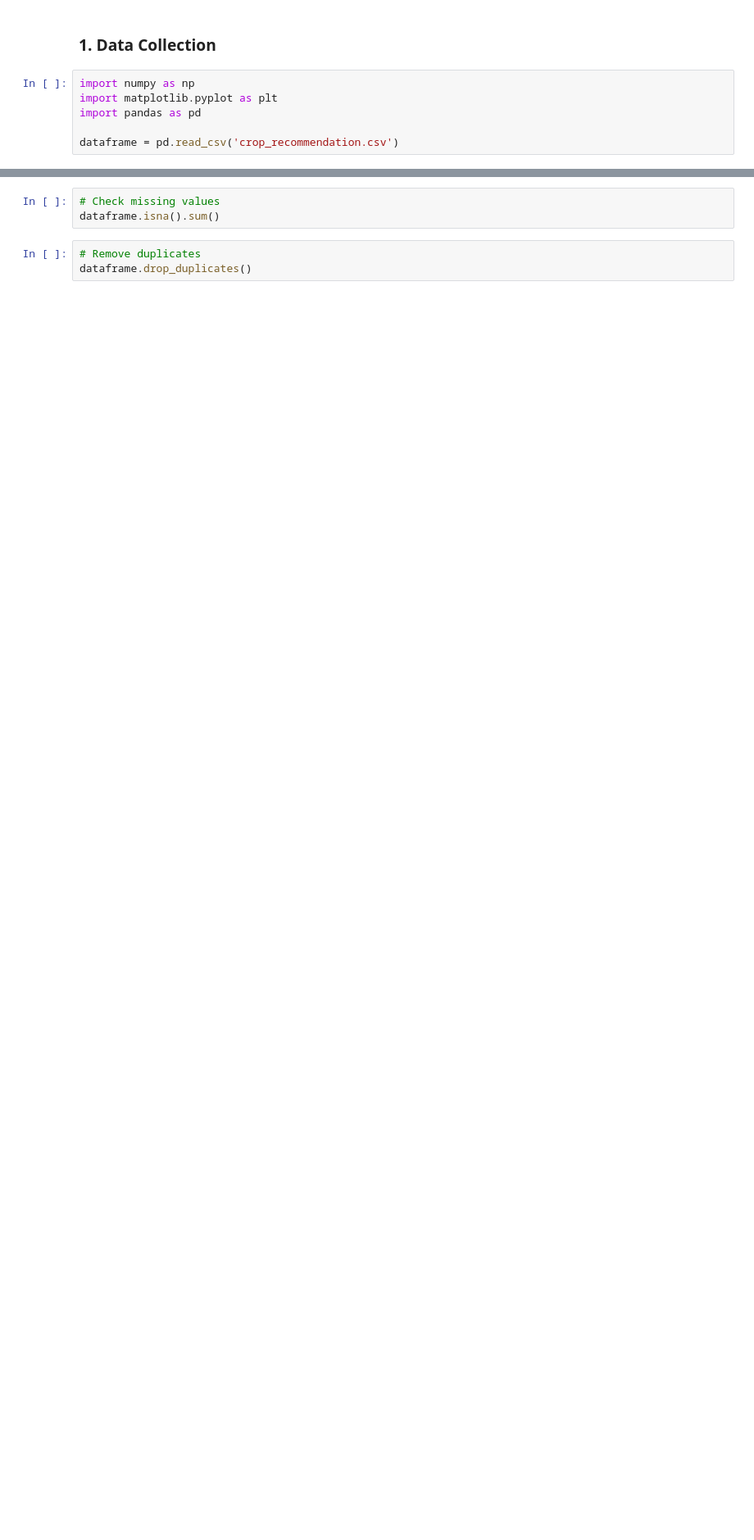
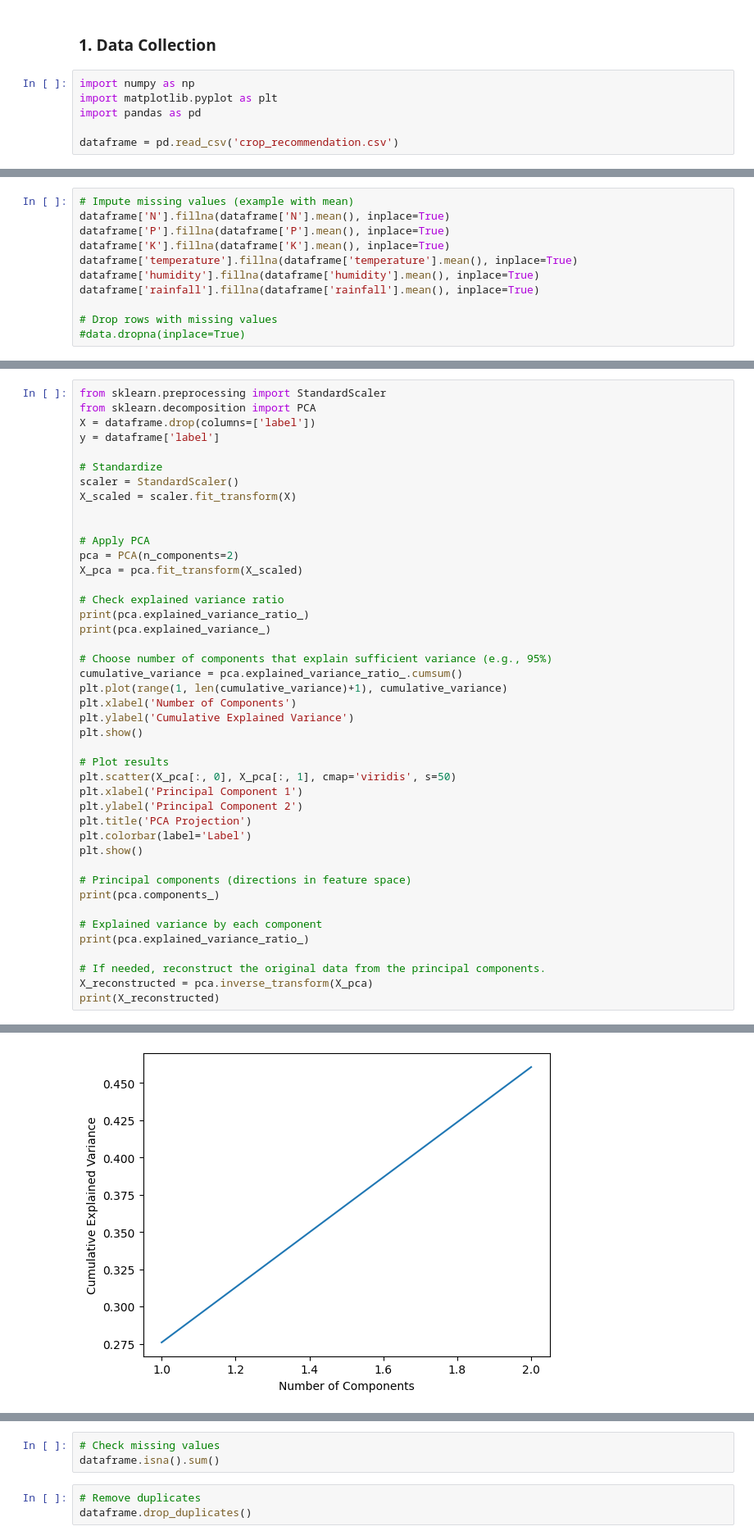
Before and after one commit to S573647/Crop-Analysis, a Jupyter notebook: crop-analysis.ipynb, the cells around one changed output, grey strips where cells are left out. Shown at 82% size. Saved outputs shown, nothing was run; the diff lists cells and outputs as text; blank space fills up the shorter version.

```diff
--- a/crop-analysis.ipynb
+++ b/crop-analysis.ipynb
@@ -22,0 +185,11 @@ dataframe = pd.read_csv('crop_recommendation.csv')
+# %%
+# Impute missing values (example with mean)
+dataframe['N'].fillna(dataframe['N'].mean(), inplace=True)
+dataframe['P'].fillna(dataframe['P'].mean(), inplace=True)
+dataframe['K'].fillna(dataframe['K'].mean(), inplace=True)
+dataframe['temperature'].fillna(dataframe['temperature'].mean(), inplace=True)
+dataframe['humidity'].fillna(dataframe['humidity'].mean(), inplace=True)
+dataframe['rainfall'].fillna(dataframe['rainfall'].mean(), inplace=True)
+
+# Drop rows with missing values
+#data.dropna(inplace=True)
@@ -22,0 +263,44 @@ dataframe = pd.read_csv('crop_recommendation.csv')
+# %%
+from sklearn.preprocessing import StandardScaler
+from sklearn.decomposition import PCA
+X = dataframe.drop(columns=['label'])
+y = dataframe['label']
+
+# Standardize
+scaler = StandardScaler()
+X_scaled = scaler.fit_transform(X)
+
+
+# Apply PCA
+pca = PCA(n_components=2)
+X_pca = pca.fit_transform(X_scaled)
+
+# Check explained variance ratio
+print(pca.explained_variance_ratio_)
+print(pca.explained_variance_)
+
+# Choose number of components that explain sufficient variance (e.g., 95%)
+cumulative_variance = pca.explained_variance_ratio_.cumsum()
+plt.plot(range(1, len(cumulative_variance)+1), cumulative_variance)
+plt.xlabel('Number of Components')
+plt.ylabel('Cumulative Explained Variance')
+plt.show()
+
+# Plot results
+plt.scatter(X_pca[:, 0], X_pca[:, 1], cmap='viridis', s=50)
+plt.xlabel('Principal Component 1')
+plt.ylabel('Principal Component 2')
+plt.title('PCA Projection')
+plt.colorbar(label='Label')
+plt.show()
+
+# Principal components (directions in feature space)
+print(pca.components_)
+
+# Explained variance by each component
+print(pca.explained_variance_ratio_)
+
+# If needed, reconstruct the original data from the principal components.
+X_reconstructed = pca.inverse_transform(X_pca)
+print(X_reconstructed)
+# %% [output]
@@ -22,0 +309 @@ dataframe = pd.read_csv('crop_recommendation.csv')
+[figure, added]
```
Also changed, not shown: parts of 26 cells of this notebook.
